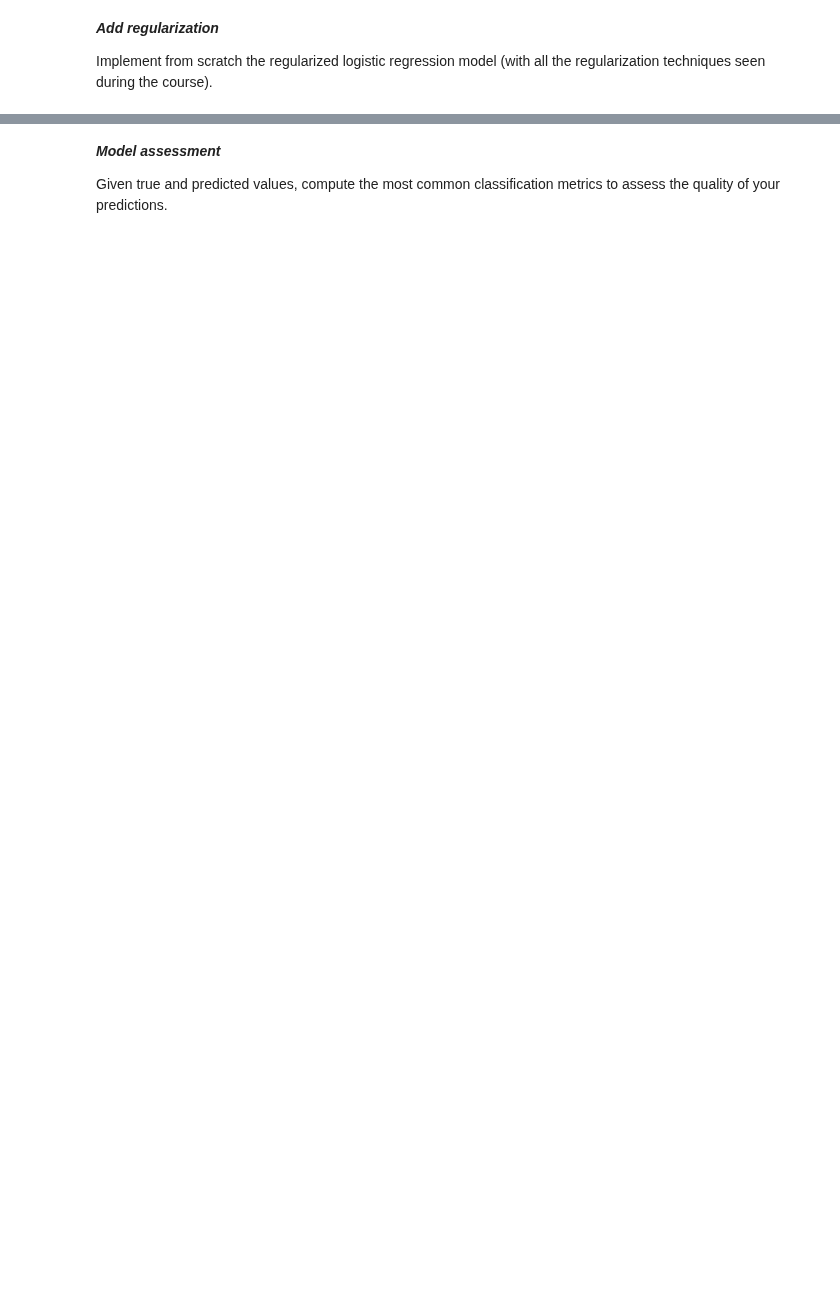
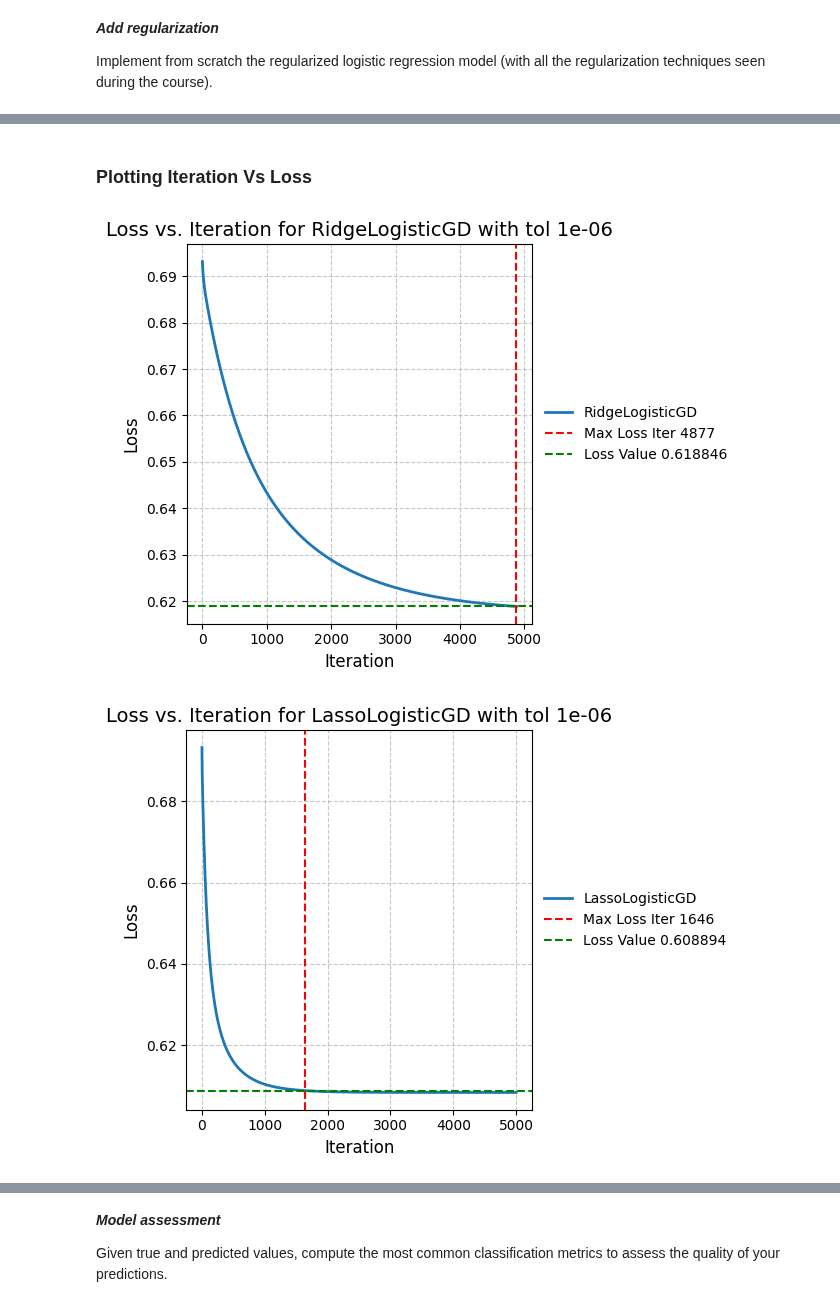
Before and after one commit to Magi-01/Repository, a Jupyter notebook: Machine_Learning/Challenge_0/challenge_zero.ipynb, the cells around one changed output, grey strips where cells are left out. Saved outputs shown, nothing was run; the diff lists cells and outputs as text; code cells hidden in the pictures; blank space fills up the shorter version.

```diff
--- a/Machine_Learning/Challenge_0/challenge_zero.ipynb
+++ b/Machine_Learning/Challenge_0/challenge_zero.ipynb
@@ -296,0 +419,14 @@ Implement from scratch the regularized logistic regression model (with all the r
+# %%
+Regularizations = [RidgeLogisticGD, LassoLogisticGD, ElasticNetLogisticGD]
+weights = {}
+loss = {}
+max_loss_coords = {}
+for r in Regularizations:
+    print(f"Running {r.__name__}...")
+    if r.__name__ == "LassoLogisticGD":
+        weights[r.__name__], loss[r.__name__], max_loss_coords[r.__name__] = r(X_train, y_train)
+    else:
+        # Assuming Ridge and ElasticNet versions also have max_loss_coords functionality
+        weights[r.__name__], loss[r.__name__], max_loss_coords[r.__name__] = r(X_train, y_train)
+
+    print(f"Maximum loss for {r.__name__}: Iteration {max_loss_coords[r.__name__][0]}, Loss {max_loss_coords[r.__name__][1]:.6f}\n")
@@ -296,0 +445,27 @@ Implement from scratch the regularized logistic regression model (with all the r
+# %% [markdown]
+### Plotting Iteration Vs Loss
+# %%
+for r in Regularizations:
+    plt.figure()  # Create a new figure for each plot
+    plt.plot(range(1, len(loss[r.__name__]) + 1), loss[r.__name__],
+             label=r.__name__, linewidth=2, markevery=100)
+
+    # Get the max loss iteration and value from the result
+    max_loss_iter, max_loss_value = max_loss_coords[r.__name__]
+
+    # Plot vertical line at the iteration of max loss
+    plt.axvline(x=max_loss_iter + 1, color='red', linestyle='--', label=f"Max Loss Iter {max_loss_iter + 1}")
+    # Plot horizontal line at the value of max loss
+    plt.axhline(y=max_loss_value, color='green', linestyle='--', label=f"Loss Value {max_loss_value:.6f}")
+
+    plt.grid(visible=True, linestyle="--", alpha=0.7)
+    plt.legend(loc="center left", bbox_to_anchor=(1, 0.5), frameon=False, fontsize=10)
+    plt.title(f"Loss vs. Iteration for {r.__name__} with tol {10e-7}", fontsize=14)
+    plt.xlabel("Iteration", fontsize=12)
+    plt.ylabel("Loss", fontsize=12)
+    # plt.xscale("log")  # Set x-axis to logarithmic scale if needed
+    plt.tight_layout()  # Adjust layout to prevent overlap
+    plt.show()
+# %% [output]
+[figure, added]
+[figure, added]
```
Also changed, not shown: parts of 25 cells of this notebook, 1 other file.
